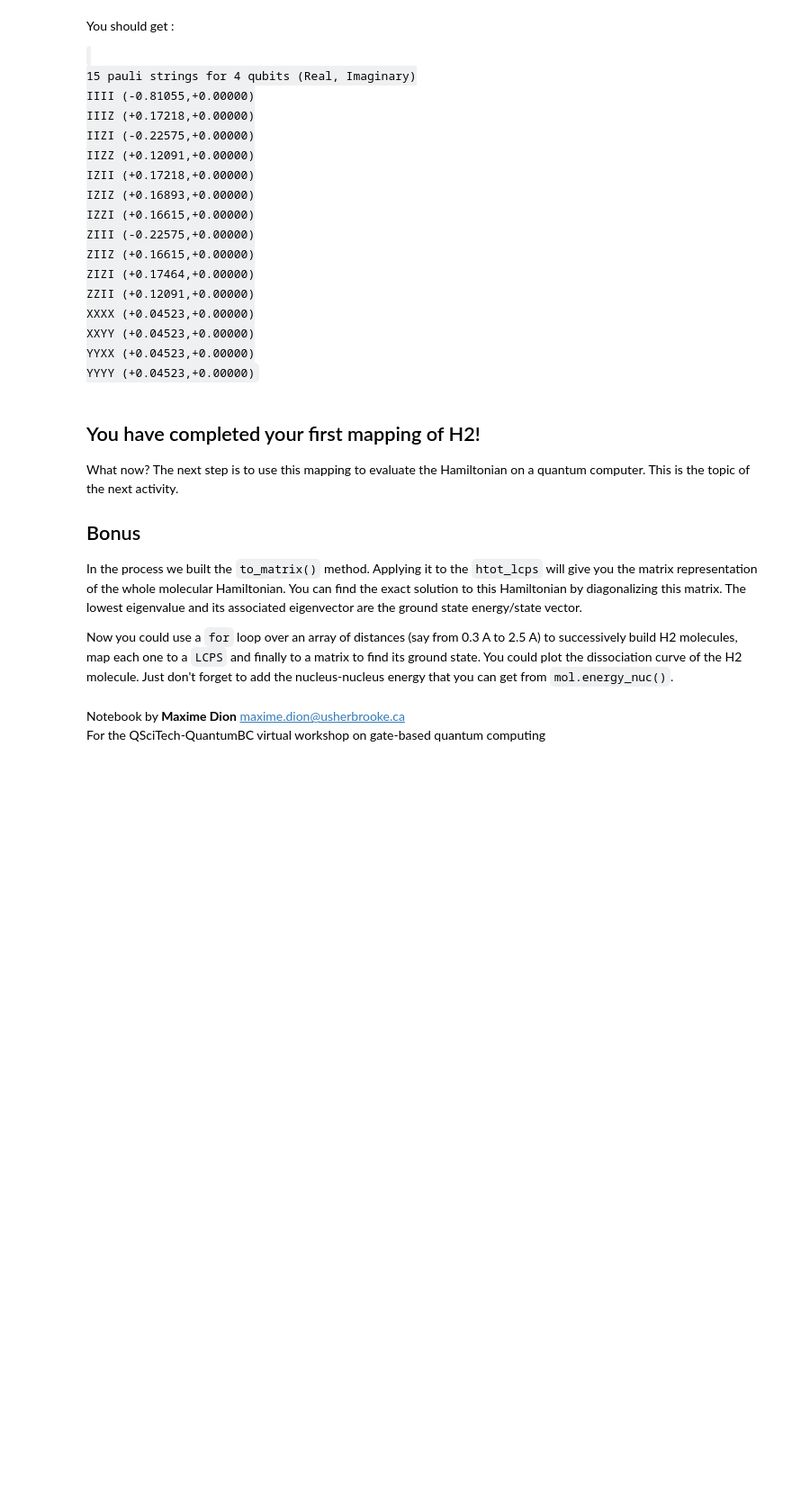
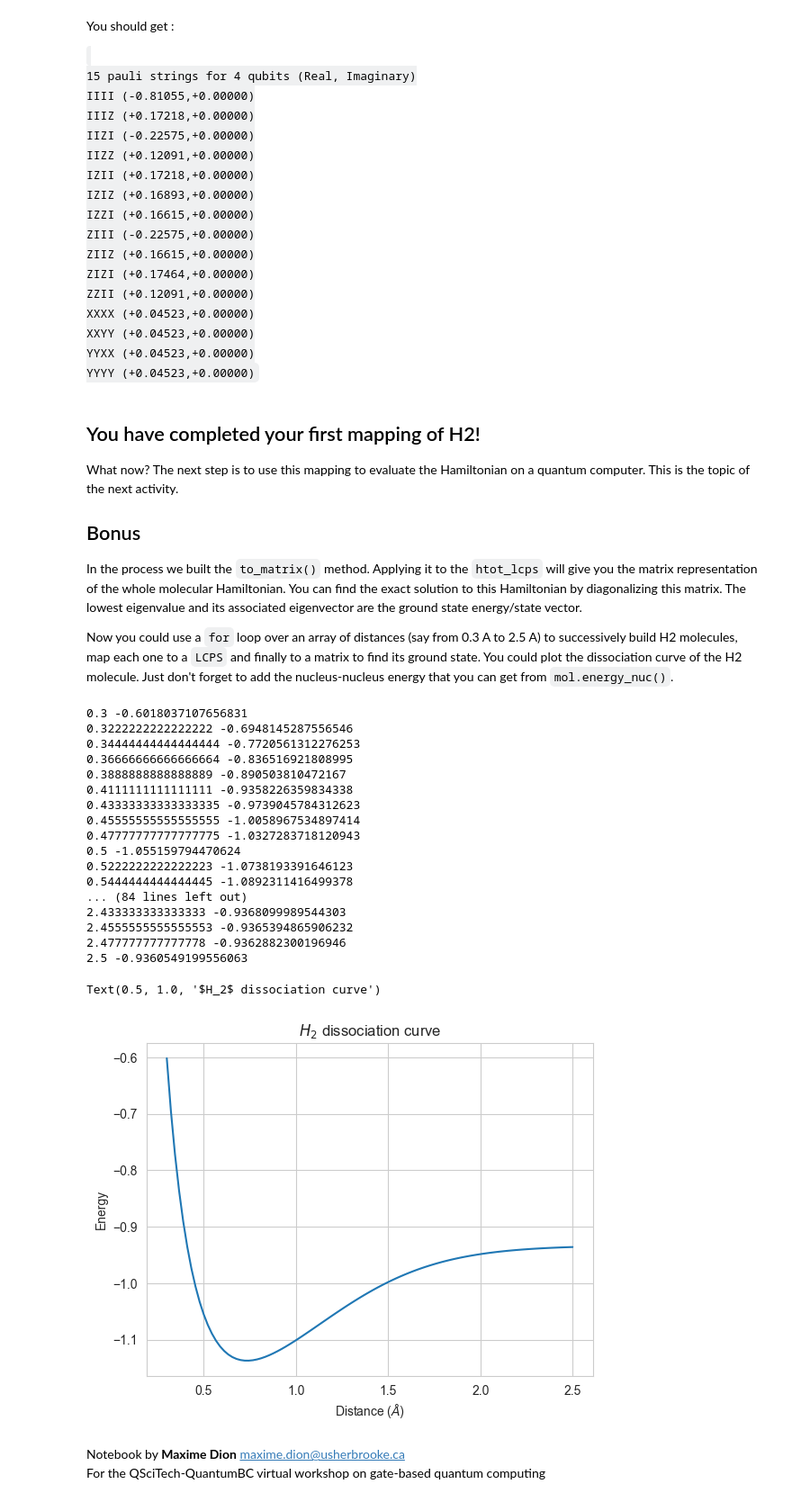
Before and after one commit to Jonas-Jaeger/QuantumChemistryWorkshop, a Jupyter notebook: activity_mapping.ipynb, the cells around one changed output. Shown at 90% size. Drawn from its saved outputs; the diff is of its cells as text; code cells hidden in the pictures; blank space fills up the shorter version.

```diff
--- a/activity_mapping.ipynb
+++ b/activity_mapping.ipynb
@@ -782,3 +781,46 @@ Now you could use a `for` loop over an array of distances (say from 0.3 A to 2.5
+# %%
+energies = list()
+distances = np.linspace(0.3, 2.5, 100)
+for distance in distances:
+    mol = gto.M(
+        atom=[['H', (0, 0, -distance / 2)], ['H', (0, 0, distance / 2)]],
+        basis='sto-3g'
+    )
+    energy_nuc = mol.energy_nuc()
+    molecular_hamiltonian_no_spin = MolecularFermionicHamiltonian.from_pyscf_mol(mol)
+    molecular_hamiltonian = molecular_hamiltonian_no_spin.include_spin()
+    mapping = JordanWigner()
+    qubit_hamiltonian = mapping.fermionic_hamiltonian_to_qubit_hamiltonian(molecular_hamiltonian).sort()
+
+    full_hamiltonian =  qubit_hamiltonian.to_matrix()
+    ground_energy = np.min(np.linalg.eigvalsh(full_hamiltonian)) + energy_nuc
+    print(distance, ground_energy)
+    energies.append(ground_energy)
+
+plt.plot(distances, energies)
+plt.gca().set_xlabel("Distance ($\AA$)")
+plt.gca().set_ylabel("Energy")
+plt.gca().set_title("$H_2$ dissociation curve")
+# %% [output]
+0.3 -0.6018037107656831
+0.3222222222222222 -0.6948145287556546
+0.34444444444444444 -0.7720561312276253
+0.36666666666666664 -0.836516921808995
+0.3888888888888889 -0.890503810472167
+0.4111111111111111 -0.9358226359834338
+0.43333333333333335 -0.9739045784312623
+0.45555555555555555 -1.0058967534897414
+0.47777777777777775 -1.0327283718120943
+0.5 -1.055159794470624
+0.5222222222222223 -1.0738193391646123
+0.5444444444444445 -1.0892311416499378
+... (84 lines left out)
+2.433333333333333 -0.9368099989544303
+2.4555555555555553 -0.9365394865906232
+2.477777777777778 -0.9362882300196946
+2.5 -0.9360549199556063
+Text(0.5, 1.0, '$H_2$ dissociation curve')
+[figure, added]
 # %% [markdown]
 Notebook by **Maxime Dion** <maxime.dion@usherbrooke.ca><br>
 For the QSciTech-QuantumBC virtual workshop on gate-based quantum computing
```
Also changed, not shown: parts of 3 cells of this notebook, 11 other files.
